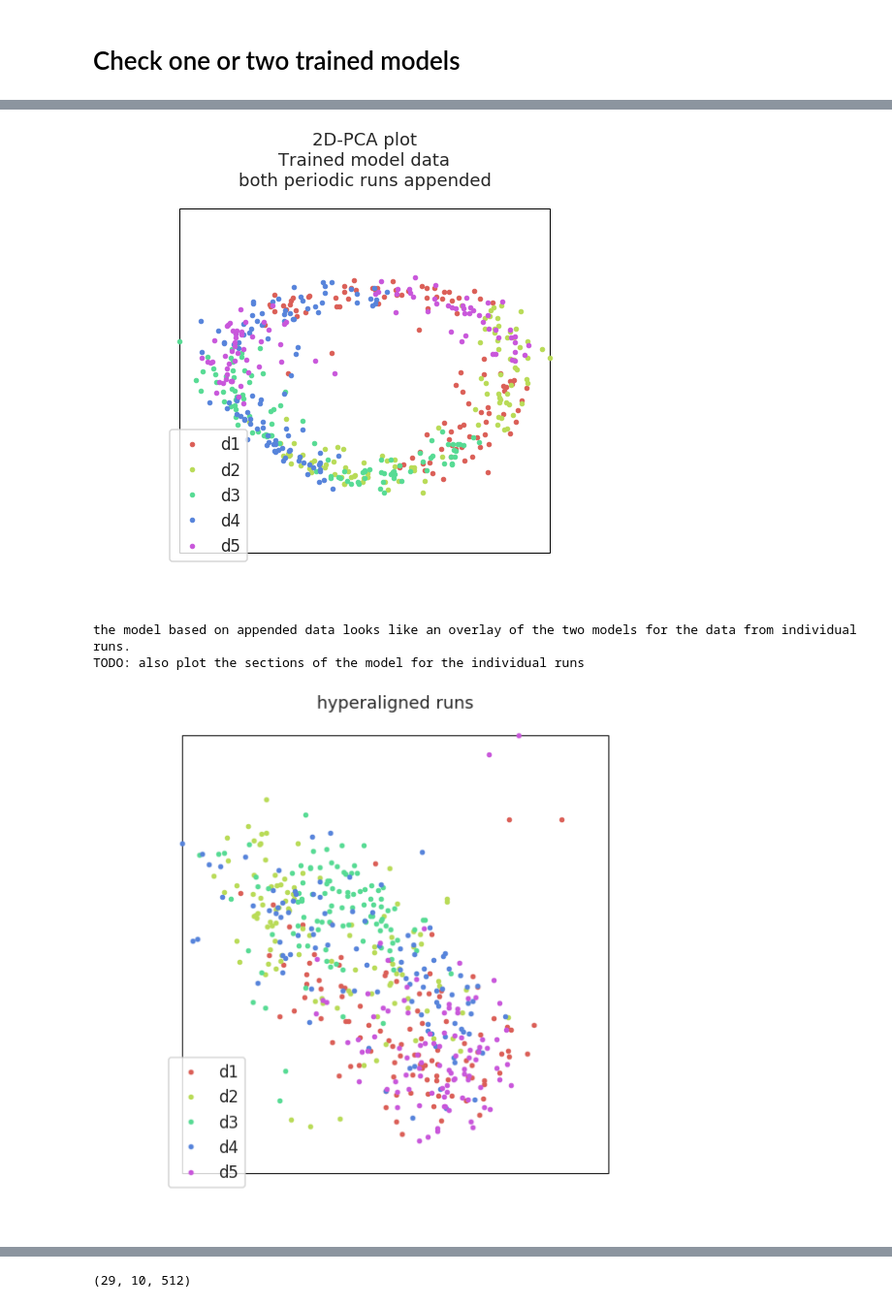
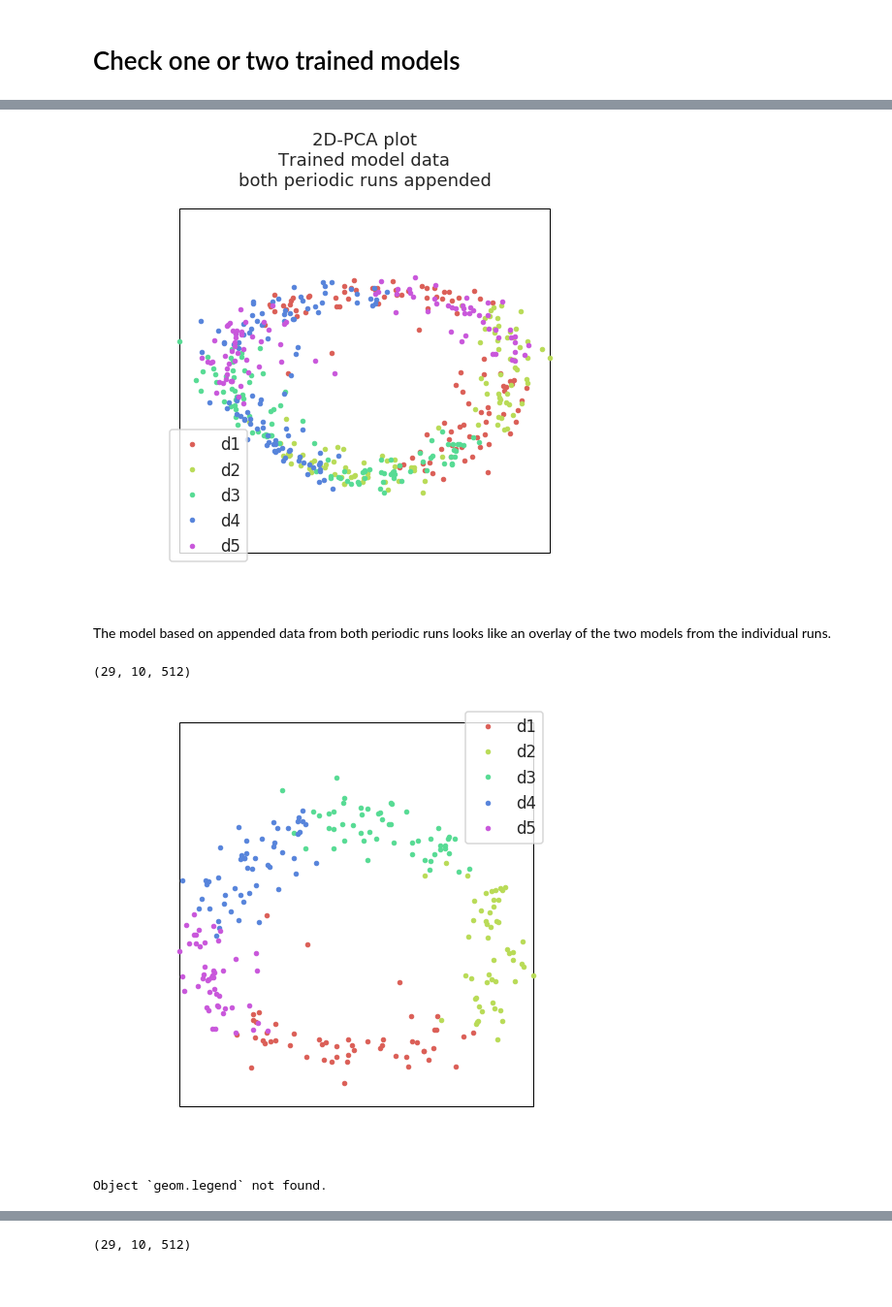
Before and after one commit to oliver-contier/somato_align, a Jupyter notebook: srm/results_proj_random.ipynb, the cells around one changed output, grey strips where cells are left out. Shown at 97% size. Saved outputs shown, nothing was run; the diff lists cells and outputs as text; code cells hidden in the pictures; blank space fills up the shorter version.

```diff
--- a/srm/results_proj_random.ipynb
+++ b/srm/results_proj_random.ipynb
@@ -94,21 +92,25 @@ geom = hyp.plot(train_results[subidx].T, hue=periodic_labels_2d.flatten(),
          legend=['d%i' %i for i in range(1,6)],
          normalize=False,
          size=(7,7))
-
-print("""the model based on appended data looks like an overlay of the two models for the data from individual runs.
-TODO: also plot the sections of the model for the individual runs""")
 # %% [output]
 [figure]
-the model based on appended data looks like an overlay of the two models for the data from individual runs.
-TODO: also plot the sections of the model for the individual runs
+# %% [markdown]
+The model based on appended data from both periodic runs looks like an overlay of the two models from the individual runs.
+# %%
+train_results.shape
+# %% [output]
+(29, 10, 512)
 # %%
-geom = hyp.plot([train_results_resh[subidx,0].T, train_results_resh[subidx,1].T],
-         fmt='.',
-         hue=periodic_labels_2d.flatten(),
-         reduce='PCA',
-         title='hyperaligned runs',
-         legend=['d%i' %i for i in range(1,6)],
-         align=True,
-         size=(8,8))
+geom = hyp.plot(train_results[subidx,:,:256].T,
+                hue=periodic_labels_2d.flatten()[:256],
+                 fmt='.',
+                 reduce='PCA',
+                 ndims=2,
+#                 title='Only first run',
+                 legend=['d%i' %i for i in range(1,6)],
+                 save_path='run1_sub2_train_points_legend.png',
+                 normalize=False,
+                 size=(7,7))
 # %% [output]
-[figure, old version]
+[figure, new version]
+Object `geom.legend` not found.
```
Also changed, not shown: parts of 10 cells of this notebook, 2 other files.
